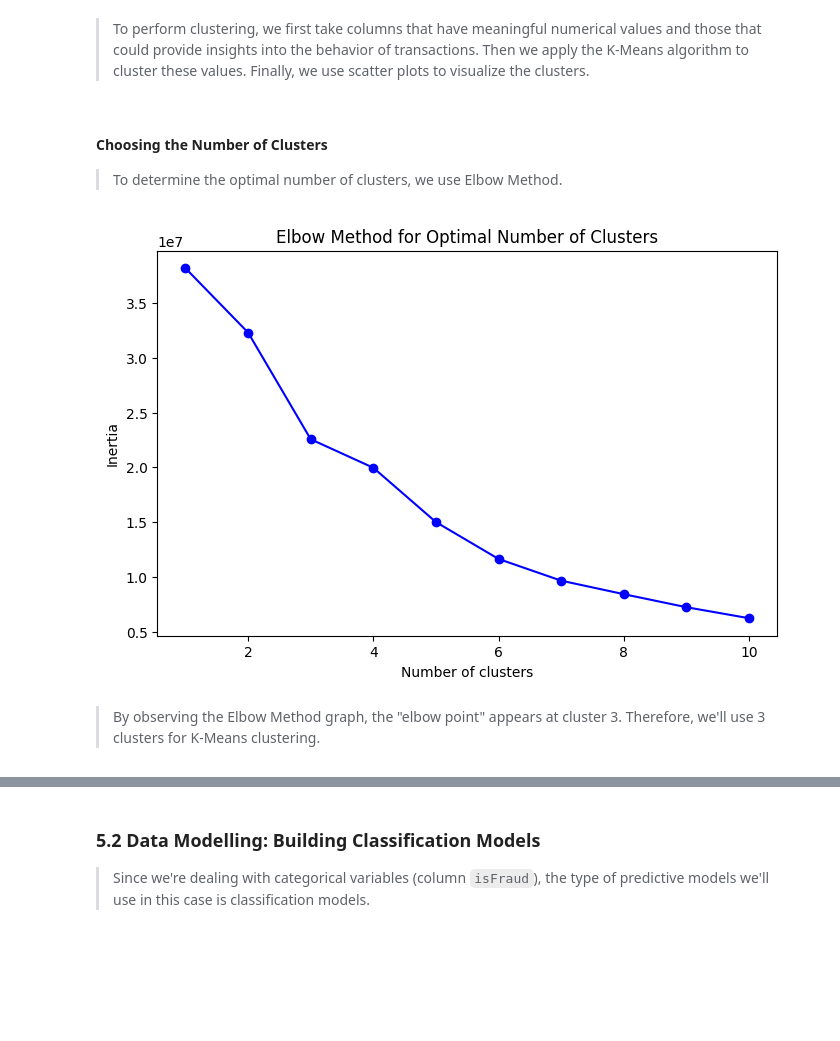
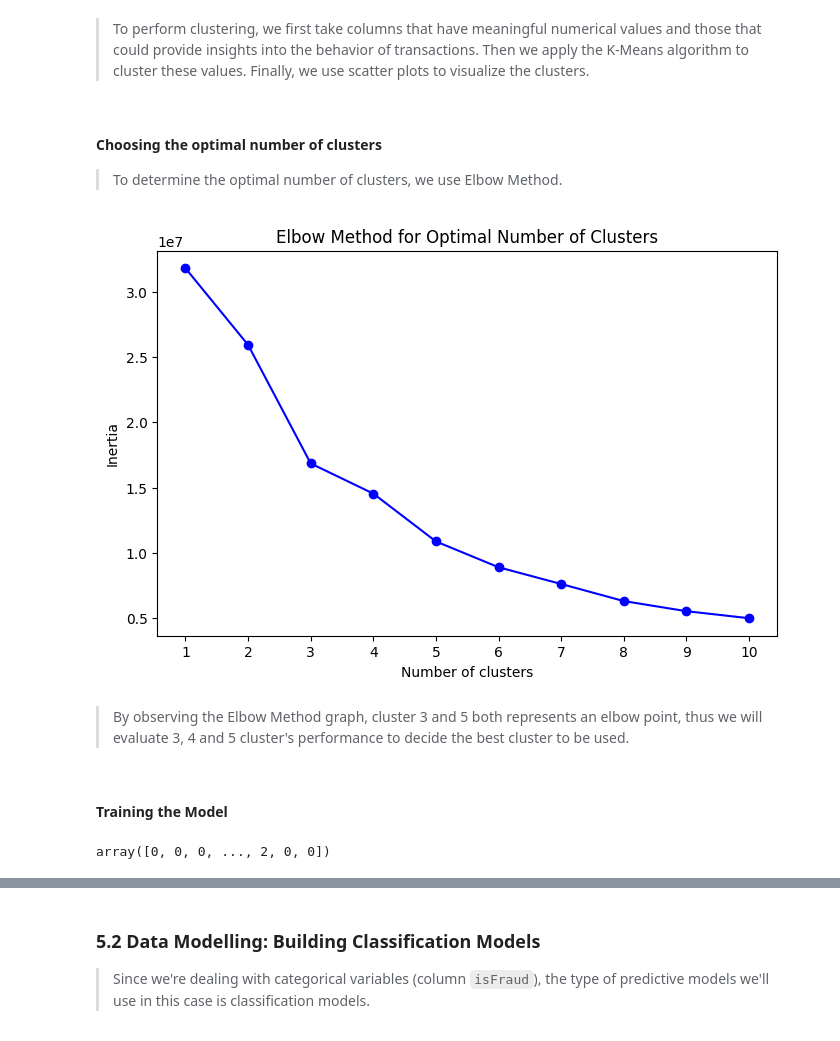
Before and after one commit to V3ness/Data-Science-Fundamentals-Project, a Jupyter notebook: project.ipynb, the cells around one changed output, grey strips where cells are left out. Cells and saved outputs as stored; diff of their text form; code cells hidden in the pictures; blank space fills up the shorter version.

```diff
--- a/project.ipynb
+++ b/project.ipynb
@@ -272,0 +309,14 @@ plt.show()
+# %%
+df['oldBalanceOrig_amount'] = pd.cut(df['oldBalanceOrig'], 5, labels=['very low', 'low', 'moderate', 'high', 'very high'])
+
+ax = sns.countplot(x='oldBalanceOrig_amount', data=df, hue='isFraud', palette='coolwarm')
+for container in ax.containers:
+    ax.bar_label(container)
+plt.title('Count plot of initial customers pre-transaction balance amount')
+
+handles, labels = ax.get_legend_handles_labels()
+labels = ['Non Fraud' if label == '0' else 'Fraud' for label in labels]
+ax.legend(handles, labels, bbox_to_anchor=(1.05, 1), loc='upper left')
+
+plt.ylabel('Number of transactions')
+plt.xlabel('Initial customers pre-transaction balance amount')
@@ -272,0 +330,15 @@ plt.show()
+# %%
+df['oldBalanceDest_amount'] = pd.cut(df['oldBalanceDest'], 5, labels=['very low', 'low', 'moderate', 'high', 'very high'])
+
+ax = sns.countplot(x='oldBalanceDest_amount', data=df, hue='isFraud', palette='coolwarm')
+for container in ax.containers:
+    ax.bar_label(container)
+plt.title('Count plot of recipients pre-transaction balance amount')
+
+handles, labels = ax.get_legend_handles_labels()
+labels = ['Non Fraud' if label == '0' else 'Fraud' for label in labels]
+ax.legend(handles, labels, bbox_to_anchor=(1.05, 1), loc='upper left')
+
+plt.ylabel('Number of transactions')
+plt.xlabel('Recipient pre-transaction balance amount')
+plt.show()
@@ -277,3 +406,7 @@ plt.show()
 # %%
 # Create 2 copies of the original dataframe for data mining and modelling
 df_model = df.copy()
+# %%
+# Drop the columns that are added for EDA
+df_model = df_model.drop(['quantity', 'oldBalanceOrig_amount', 'oldBalanceDest_amount', 'newBalanceDest_amount', 'step_category'], axis=1)
+df_model.head()
@@ -340,31 +481,42 @@ from sklearn.cluster import KMeans
 df_mine = df_model.copy()
 
 # Features selection
-features = ['type', 'amount', 'oldBalanceOrig', 'newBalanceOrig', 'oldBalanceDest', 'newBalanceDest']
+features = ['amount', 'oldBalanceOrig', 'newBalanceOrig', 'oldBalanceDest', 'newBalanceDest']
 
 # Standardize the features
 scaler = StandardScaler()
 scaled_features = scaler.fit_transform(df_mine[features])
 # %% [markdown]
-#### Choosing the Number of Clusters
+#### Choosing the optimal number of clusters
 > To determine the optimal number of clusters, we use Elbow Method.
 # %%
 # Use the Elbow method to find the optimal number of clusters
+# Reference: https://www.analyticsvidhya.com/blog/2021/01/in-depth-intuition-of-k-means-clustering-algorithm-in-machine-learning/
 inertia = []
 K = range(1, 11)
 for k in K:
     kmeans = KMeans(n_clusters=k, random_state=42)
     kmeans.fit(scaled_features)
     inertia.append(kmeans.inertia_)
 
 # Plot the Elbow graph
 plt.figure(figsize=(8, 5))
 plt.plot(K, inertia, 'bo-')
 plt.xlabel('Number of clusters')
 plt.ylabel('Inertia')
 plt.title('Elbow Method for Optimal Number of Clusters')
+plt.xticks(K)
 plt.show()
 # %% [output]
-[figure, old version]
+[figure, new version]
 # %% [markdown]
-> By observing the Elbow Method graph, the "elbow point" appears at cluster 3. Therefore, we'll use 3 clusters for K-Means clustering.
+> By observing the Elbow Method graph, cluster 3 and 5 both represents an elbow point, thus we will evaluate 3, 4 and 5 cluster's performance to decide the best cluster to be used.
+# %% [markdown]
+#### Training the Model
+# %%
+# Fit the KMeans model with 3 clusters
+kmeans = KMeans(n_clusters=3, random_state=1, n_init='auto')
+kmeans_cluster = kmeans.fit_predict(scaled_features)
+kmeans_cluster
+# %% [output]
+array([0, 0, 0, ..., 2, 0, 0])
```
Also changed, not shown: parts of 53 cells of this notebook.
